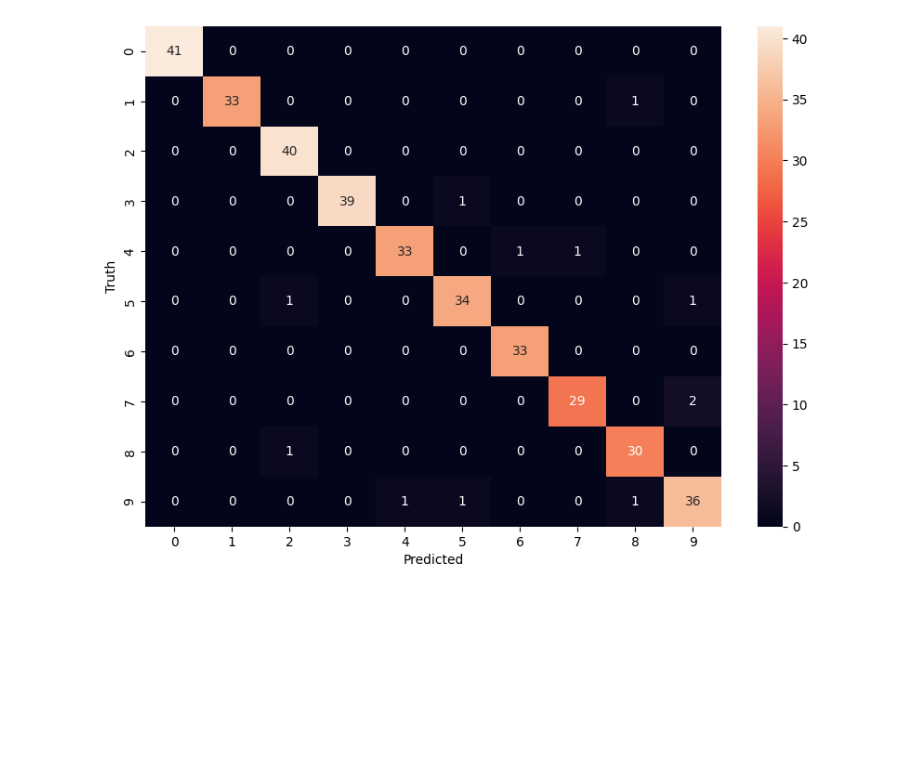
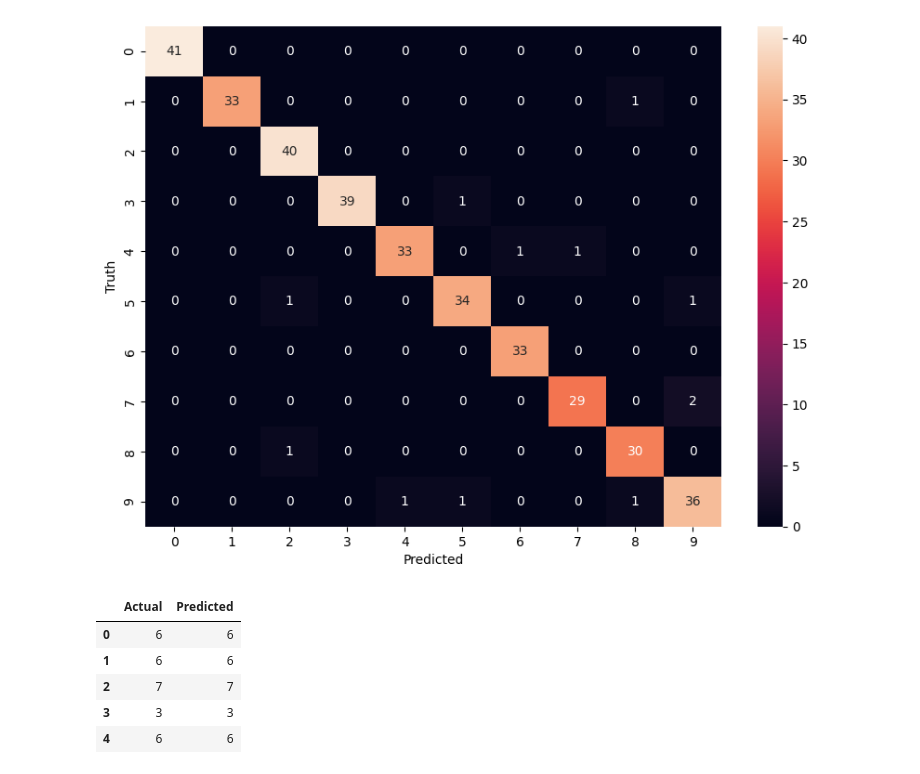
Before and after one commit to RuchiPawar08/DS-experiment, a Jupyter notebook: DS5digit.ipynb, the cells around one changed output. Drawn from its saved outputs; the diff is of its cells as text; code cells hidden in the pictures; blank space fills up the shorter version.

```diff
--- a/DS5digit.ipynb
+++ b/DS5digit.ipynb
@@ -64,3 +107,13 @@ plt.ylabel('Truth')
 # %% [output]
 Text(95.72222222222221, 0.5, 'Truth')
 [figure]
+# %%
+# Display the head of the DataFrame showing Actual and Predicted values
+display(results_df.head())
+# %% [output]
+|  | Actual | Predicted |
+| 0 | 6 | 6 |
+| 1 | 6 | 6 |
+| 2 | 7 | 7 |
+| 3 | 3 | 3 |
+| 4 | 6 | 6 |
```
Also changed, not shown: parts of 2 cells of this notebook, 2 other files.
